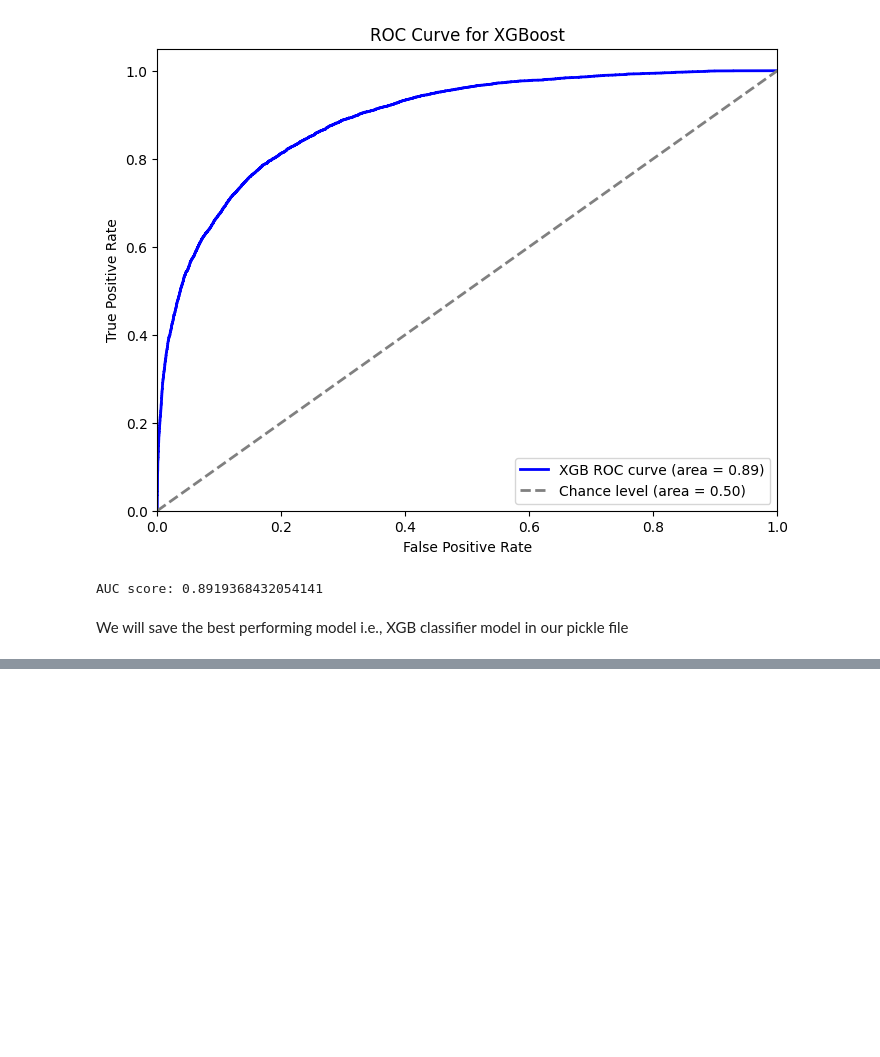
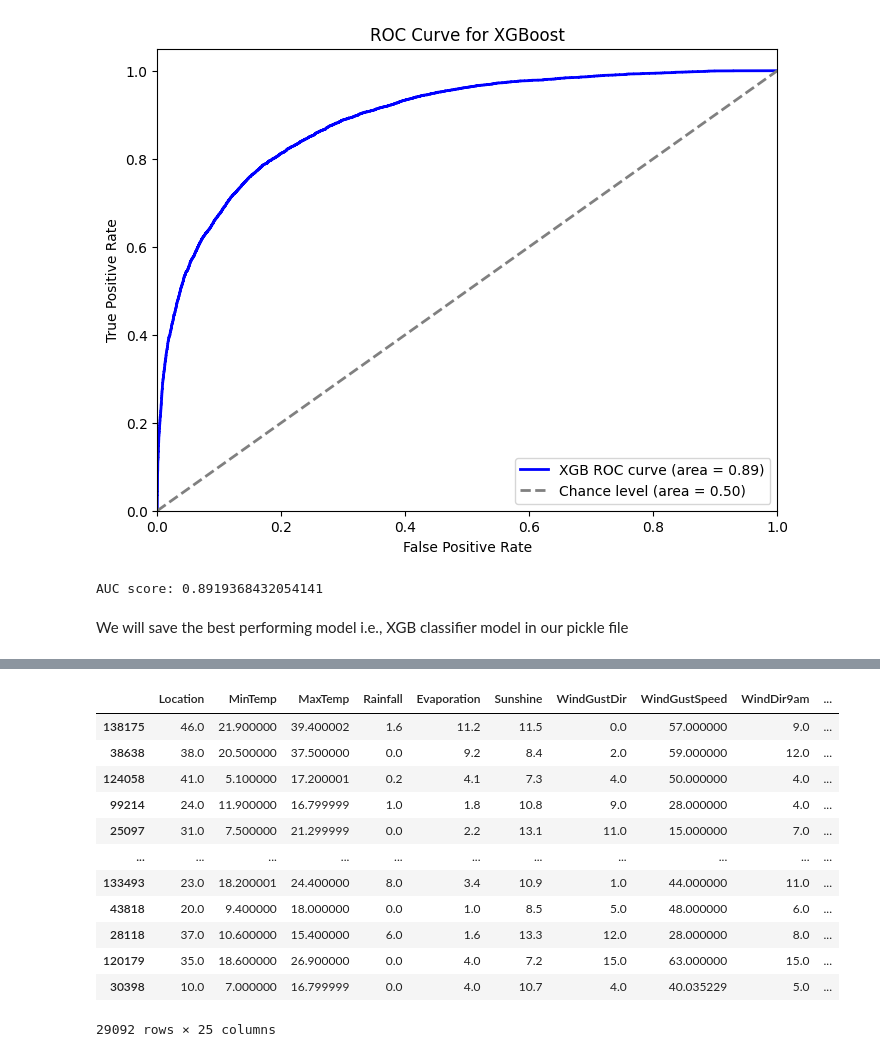
Before and after one commit to AshMaza/Code, a Jupyter notebook: Rain.ipynb, the cells around one changed output, grey strips where cells are left out. Cells and saved outputs as stored; diff of their text form; code cells hidden in the pictures; blank space fills up the shorter version.

```diff
--- a/Rain.ipynb
+++ b/Rain.ipynb
@@ -893,0 +954,2 @@ EOFError: Ran out of input
+# %%
+xgboost = create_model('xgboost')
@@ -893,0 +973,2 @@ EOFError: Ran out of input
+# %%
+pred_holdout = predict_model(xgboost,data = X_test)
@@ -893,0 +977,16 @@ EOFError: Ran out of input
+# %%
+pred_holdout
+# %% [output]
+|  | Location | MinTemp | MaxTemp | Rainfall | Evaporation | Sunshine | WindGustDir | WindGustSpeed | WindDir9am | ... |
+| 138175 | 46.0 | 21.900000 | 39.400002 | 1.6 | 11.2 | 11.5 | 0.0 | 57.000000 | 9.0 | ... |
+| 38638 | 38.0 | 20.500000 | 37.500000 | 0.0 | 9.2 | 8.4 | 2.0 | 59.000000 | 12.0 | ... |
+| 124058 | 41.0 | 5.100000 | 17.200001 | 0.2 | 4.1 | 7.3 | 4.0 | 50.000000 | 4.0 | ... |
+| 99214 | 24.0 | 11.900000 | 16.799999 | 1.0 | 1.8 | 10.8 | 9.0 | 28.000000 | 4.0 | ... |
+| 25097 | 31.0 | 7.500000 | 21.299999 | 0.0 | 2.2 | 13.1 | 11.0 | 15.000000 | 7.0 | ... |
+| ... | ... | ... | ... | ... | ... | ... | ... | ... | ... | ... |
+| 133493 | 23.0 | 18.200001 | 24.400000 | 8.0 | 3.4 | 10.9 | 1.0 | 44.000000 | 11.0 | ... |
+| 43818 | 20.0 | 9.400000 | 18.000000 | 0.0 | 1.0 | 8.5 | 5.0 | 48.000000 | 6.0 | ... |
+| 28118 | 37.0 | 10.600000 | 15.400000 | 6.0 | 1.6 | 13.3 | 12.0 | 28.000000 | 8.0 | ... |
+| 120179 | 35.0 | 18.600000 | 26.900000 | 0.0 | 4.0 | 7.2 | 15.0 | 63.000000 | 15.0 | ... |
+| 30398 | 10.0 | 7.000000 | 16.799999 | 0.0 | 4.0 | 10.7 | 4.0 | 40.035229 | 5.0 | ... |
+29092 rows × 25 columns
```
Also changed, not shown: parts of 14 cells of this notebook, 2 other files.
